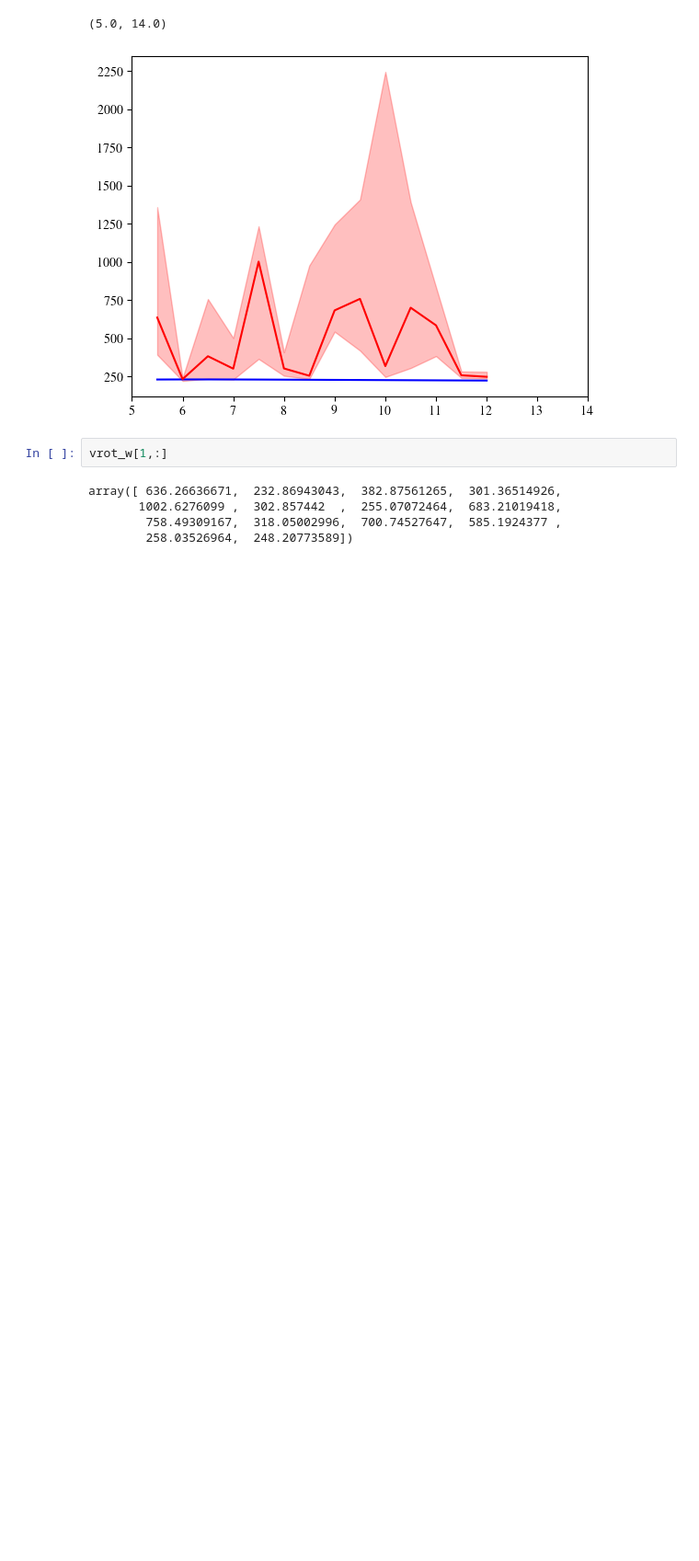
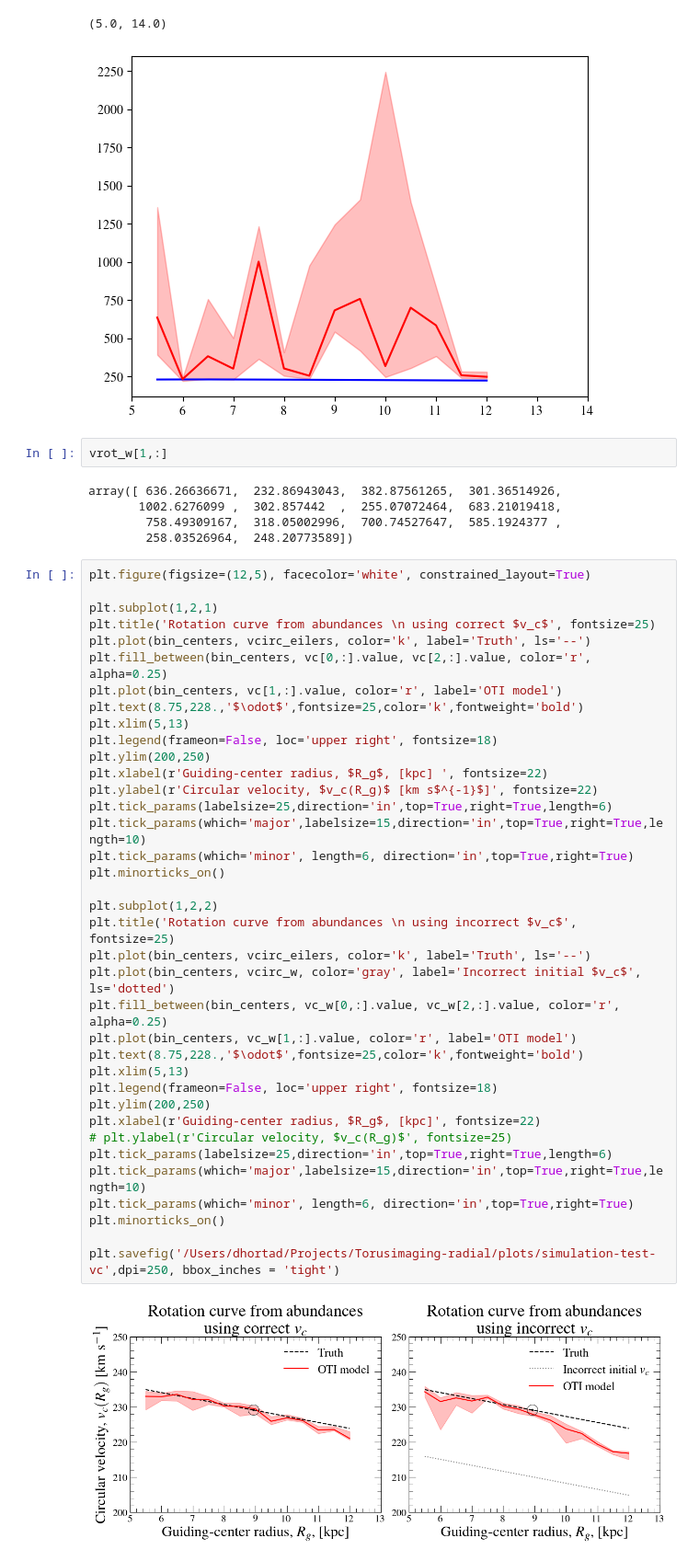
Before and after one commit to DHortaD/TorusImaging-radial, a Jupyter notebook: py/model-R-Rg-simulation.ipynb, the cells around one changed output. Shown at 92% size. Drawn from its saved outputs; the diff is of its cells as text; blank space fills up the shorter version.

```diff
--- a/py/model-R-Rg-simulation.ipynb
+++ b/py/model-R-Rg-simulation.ipynb
@@ -478,3 +505,42 @@ array([ 636.26636671,  232.86943043,  382.87561265,  301.36514926,
        1002.6276099 ,  302.857442  ,  255.07072464,  683.21019418,
         758.49309167,  318.05002996,  700.74527647,  585.1924377 ,
         258.03526964,  248.20773589])
+# %%
+plt.figure(figsize=(12,5), facecolor='white', constrained_layout=True)
+
+plt.subplot(1,2,1)
+plt.title('Rotation curve from abundances \n using correct $v_c$', fontsize=25)
+plt.plot(bin_centers, vcirc_eilers, color='k', label='Truth', ls='--')
+plt.fill_between(bin_centers, vc[0,:].value, vc[2,:].value, color='r', alpha=0.25)
+plt.plot(bin_centers, vc[1,:].value, color='r', label='OTI model')
+plt.text(8.75,228.,'$\odot$',fontsize=25,color='k',fontweight='bold')
+plt.xlim(5,13)
+plt.legend(frameon=False, loc='upper right', fontsize=18)
+plt.ylim(200,250)
+plt.xlabel(r'Guiding-center radius, $R_g$, [kpc] ', fontsize=22)
+plt.ylabel(r'Circular velocity, $v_c(R_g)$ [km s$^{-1}$]', fontsize=22)
+plt.tick_params(labelsize=25,direction='in',top=True,right=True,length=6)
+plt.tick_params(which='major',labelsize=15,direction='in',top=True,right=True,length=10)
+plt.tick_params(which='minor', length=6, direction='in',top=True,right=True)
+plt.minorticks_on()
+
+plt.subplot(1,2,2)
+plt.title('Rotation curve from abundances \n using incorrect $v_c$', fontsize=25)
+plt.plot(bin_centers, vcirc_eilers, color='k', label='Truth', ls='--')
+plt.plot(bin_centers, vcirc_w, color='gray', label='Incorrect initial $v_c$', ls='dotted')
+plt.fill_between(bin_centers, vc_w[0,:].value, vc_w[2,:].value, color='r', alpha=0.25)
+plt.plot(bin_centers, vc_w[1,:].value, color='r', label='OTI model')
+plt.text(8.75,228.,'$\odot$',fontsize=25,color='k',fontweight='bold')
+plt.xlim(5,13)
+plt.legend(frameon=False, loc='upper right', fontsize=18)
+plt.ylim(200,250)
+plt.xlabel(r'Guiding-center radius, $R_g$, [kpc]', fontsize=22)
+# plt.ylabel(r'Circular velocity, $v_c(R_g)$', fontsize=25)
+plt.tick_params(labelsize=25,direction='in',top=True,right=True,length=6)
+plt.tick_params(which='major',labelsize=15,direction='in',top=True,right=True,length=10)
+plt.tick_params(which='minor', length=6, direction='in',top=True,right=True)
+plt.minorticks_on()
+
+plt.savefig('/Users/dhortad/Projects/Torusimaging-radial/plots/simulation-test-vc',dpi=250, bbox_inches = 'tight')
+# %% [output]
+[figure, added]
```
Also changed, not shown: parts of 8 cells of this notebook.
